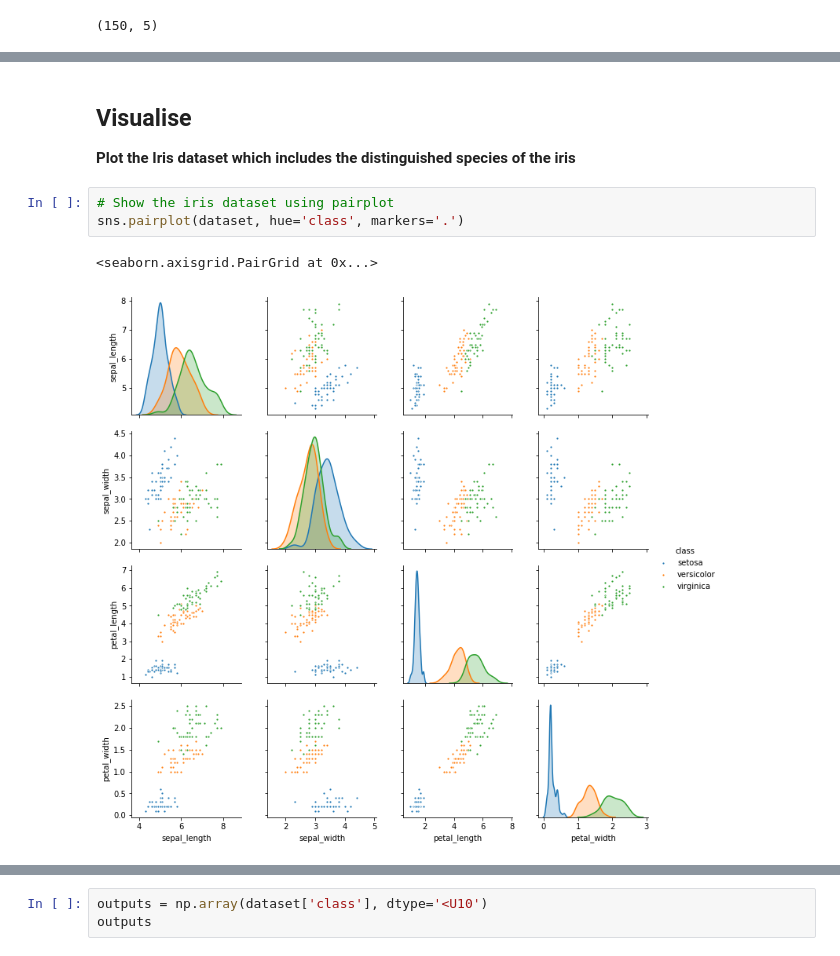
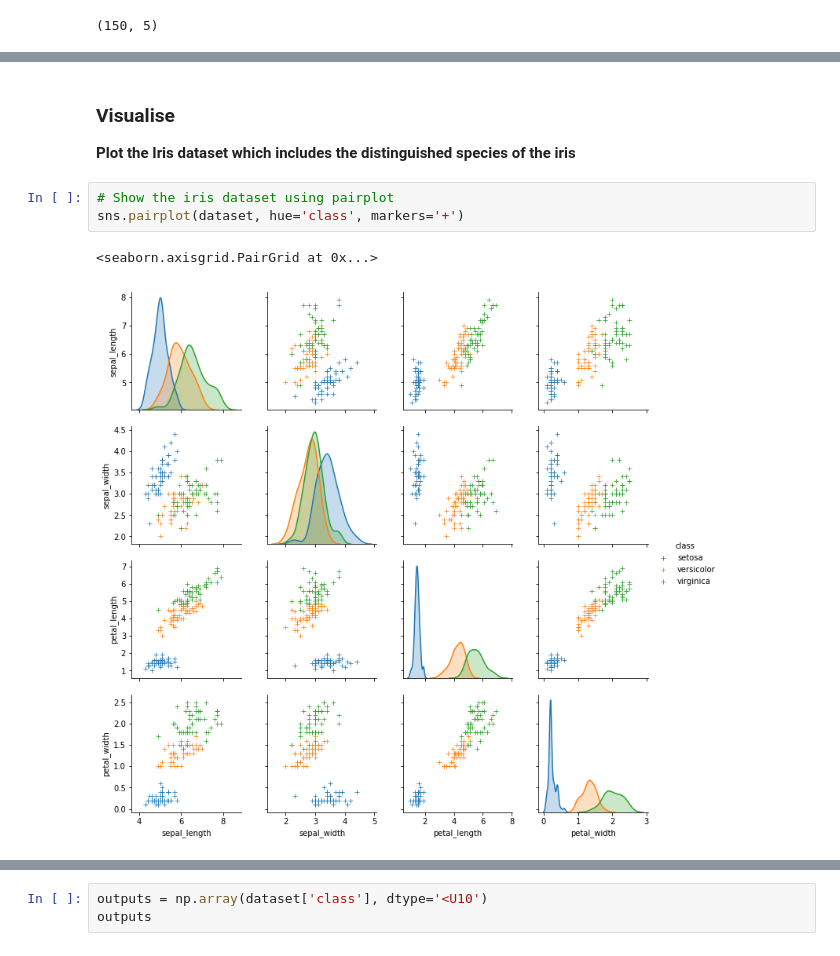
Before and after one commit to cristina1997/Emerging_Technologies_Project, a Jupyter notebook: 2.Iris-Dataset-Notebook/iris-dataset-notebook.ipynb, the cells around one changed output, grey strips where cells are left out. Cells and saved outputs as stored; diff of their text form.

```diff
--- a/2.Iris-Dataset-Notebook/iris-dataset-notebook.ipynb
+++ b/2.Iris-Dataset-Notebook/iris-dataset-notebook.ipynb
@@ -122,11 +155,11 @@ setosa        50
 versicolor    50
 Name: class, dtype: int64
 # %% [markdown]
-## Visualise
+### Visualise
 **Plot the Iris dataset which includes the distinguished species of the iris**
 # %%
 # Show the iris dataset using pairplot
-sns.pairplot(dataset, hue='class', markers='.')
+sns.pairplot(dataset, hue='class', markers='+')
 # %% [output]
 <seaborn.axisgrid.PairGrid at 0x...>
-[figure, old version]
+[figure, new version]
```
Also changed, not shown: parts of 36 cells of this notebook, 5 other files.
